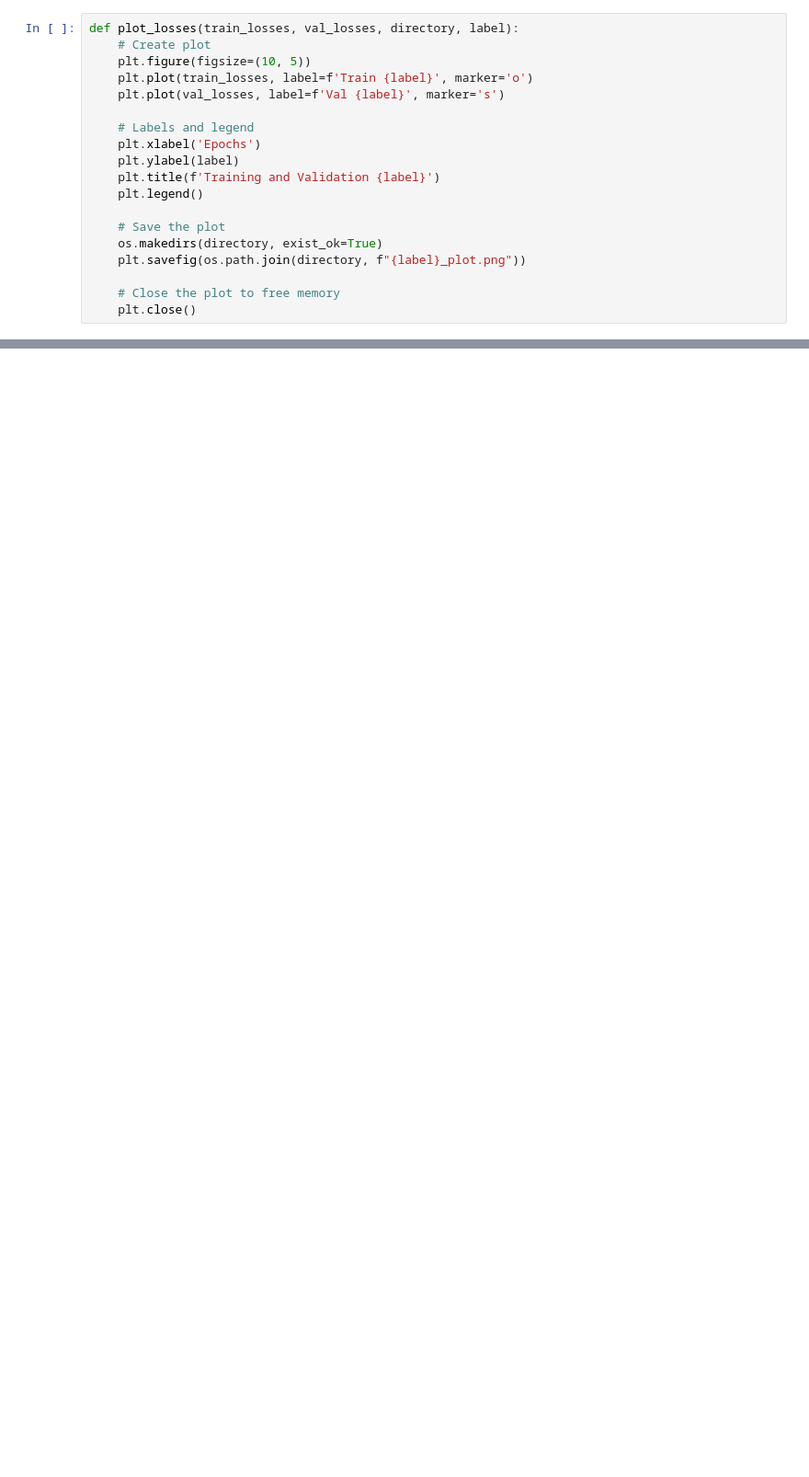
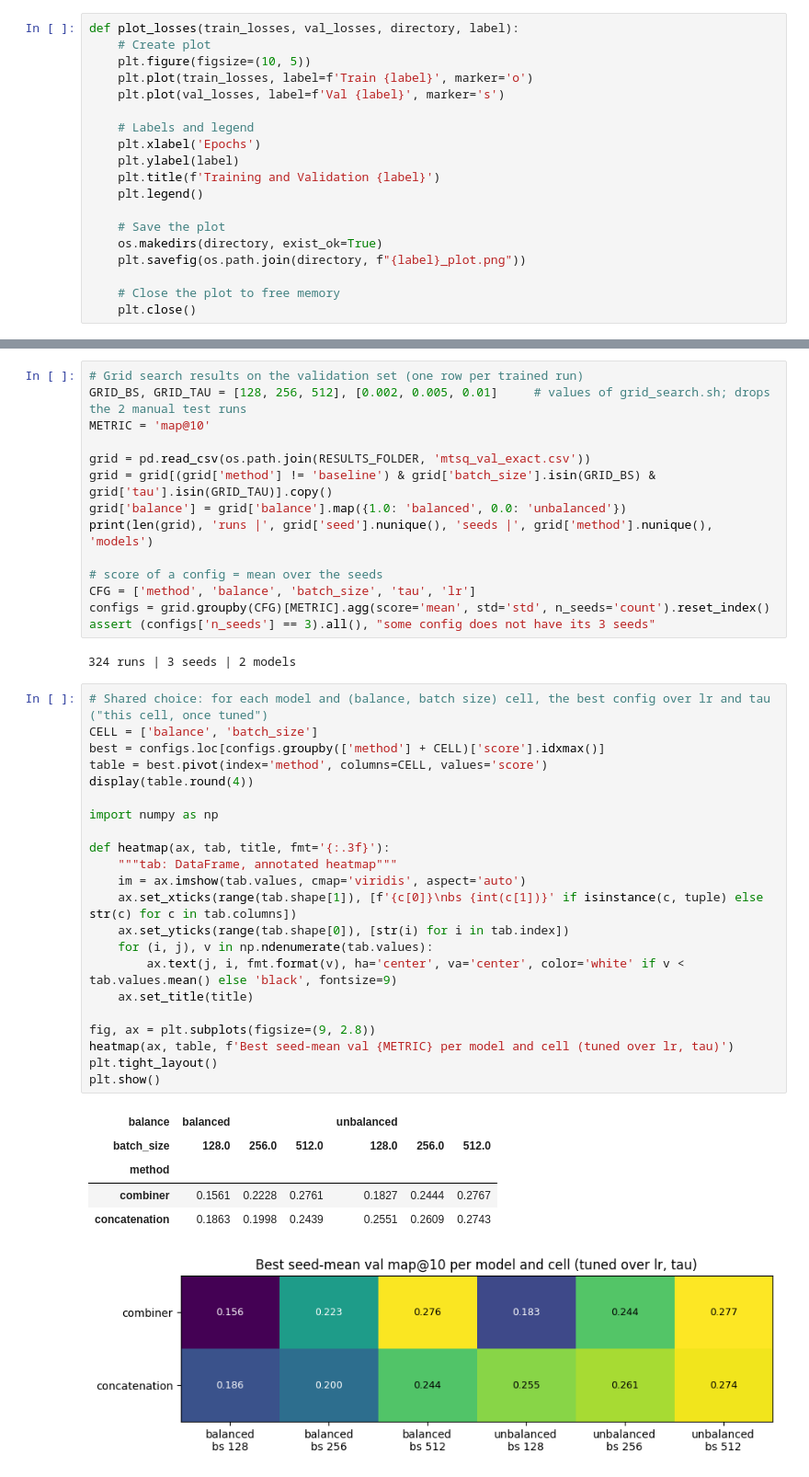
Before and after one commit to sb-lucas/Guided-Music-Retrieval, a Jupyter notebook: train/view_results.ipynb, the cells around one changed output, grey strips where cells are left out. Shown at 92% size. Drawn from its saved outputs; the diff is of its cells as text; blank space fills up the shorter version.

```diff
--- a/train/view_results.ipynb
+++ b/train/view_results.ipynb
@@ -56,2 +68,47 @@ def plot_losses(train_losses, val_losses, directory, label):
 # Choose the cell. Average that best score over the models, and the cell with the highest average wins. When the models disagree, this average settles it. If two cells are within one std of each other, take the cheaper or default one.
 # Choose lr and tau per model. With balance and batch size fixed, each model takes the lr and tau with the best seed-mean score.
+# %%
+# Grid search results on the validation set (one row per trained run)
+GRID_BS, GRID_TAU = [128, 256, 512], [0.002, 0.005, 0.01]     # values of grid_search.sh; drops the 2 manual test runs
+METRIC = 'map@10'
+
+grid = pd.read_csv(os.path.join(RESULTS_FOLDER, 'mtsq_val_exact.csv'))
+grid = grid[(grid['method'] != 'baseline') & grid['batch_size'].isin(GRID_BS) & grid['tau'].isin(GRID_TAU)].copy()
+grid['balance'] = grid['balance'].map({1.0: 'balanced', 0.0: 'unbalanced'})
+print(len(grid), 'runs |', grid['seed'].nunique(), 'seeds |', grid['method'].nunique(), 'models')
+
+# score of a config = mean over the seeds
+CFG = ['method', 'balance', 'batch_size', 'tau', 'lr']
+configs = grid.groupby(CFG)[METRIC].agg(score='mean', std='std', n_seeds='count').reset_index()
+assert (configs['n_seeds'] == 3).all(), "some config does not have its 3 seeds"
+# %% [output]
+324 runs | 3 seeds | 2 models
+# %%
+# Shared choice: for each model and (balance, batch size) cell, the best config over lr and tau ("this cell, once tuned")
+CELL = ['balance', 'batch_size']
+best = configs.loc[configs.groupby(['method'] + CELL)['score'].idxmax()]
+table = best.pivot(index='method', columns=CELL, values='score')
+display(table.round(4))
+
+import numpy as np
+
+def heatmap(ax, tab, title, fmt='{:.3f}'):
+    """tab: DataFrame, annotated heatmap"""
+    im = ax.imshow(tab.values, cmap='viridis', aspect='auto')
+    ax.set_xticks(range(tab.shape[1]), [f'{c[0]}\nbs {int(c[1])}' if isinstance(c, tuple) else str(c) for c in tab.columns])
+    ax.set_yticks(range(tab.shape[0]), [str(i) for i in tab.index])
+    for (i, j), v in np.ndenumerate(tab.values):
+        ax.text(j, i, fmt.format(v), ha='center', va='center', color='white' if v < tab.values.mean() else 'black', fontsize=9)
+    ax.set_title(title)
+
+fig, ax = plt.subplots(figsize=(9, 2.8))
+heatmap(ax, table, f'Best seed-mean val {METRIC} per model and cell (tuned over lr, tau)')
+plt.tight_layout()
+plt.show()
+# %% [output]
+| balance | balanced |  |  | unbalanced |  |  |
+| batch_size | 128.0 | 256.0 | 512.0 | 128.0 | 256.0 | 512.0 |
+| method |  |  |  |  |  |  |
+| combiner | 0.1561 | 0.2228 | 0.2761 | 0.1827 | 0.2444 | 0.2767 |
+| concatenation | 0.1863 | 0.1998 | 0.2439 | 0.2551 | 0.2609 | 0.2743 |
+[figure, added]
```
Also changed, not shown: parts of 11 cells of this notebook, 17 other files.
